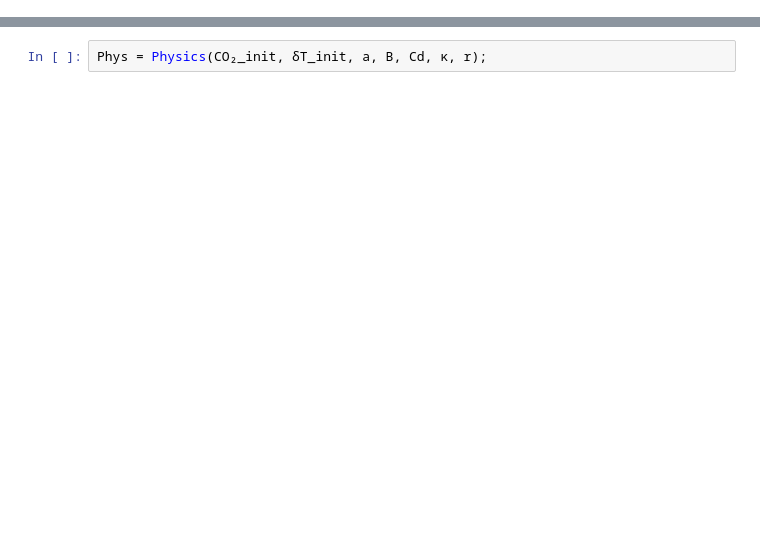
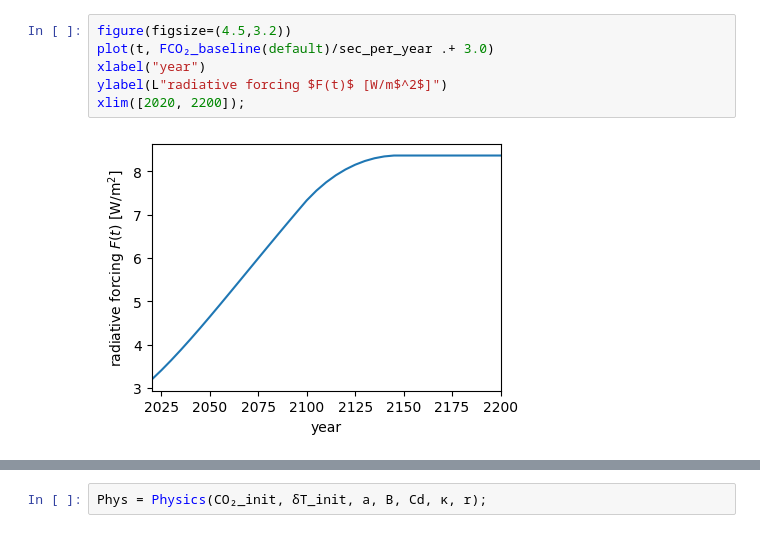
Before and after one commit to ClimateMARGO/ClimateMARGO.jl, a Jupyter notebook: examples/tutorials/basic_tutorial.ipynb, the cells around one changed output, grey strips where cells are left out. Drawn from its saved outputs; the diff is of its cells as text; blank space fills up the shorter version.

```diff
--- a/examples/tutorials/basic_tutorial.ipynb
+++ b/examples/tutorials/basic_tutorial.ipynb
@@ -36,0 +69,8 @@ Next, we determine some of the physical model parameters that govern the strengt
+# %%
+figure(figsize=(4.5,3.2))
+plot(t, FCO₂_baseline(default)/sec_per_year .+ 3.0)
+xlabel("year")
+ylabel(L"radiative forcing $F(t)$ [W/m$^2$]")
+xlim([2020, 2200]);
+# %% [output]
+[figure, added]
```
Also changed, not shown: parts of 47 cells of this notebook, 1 other file.
